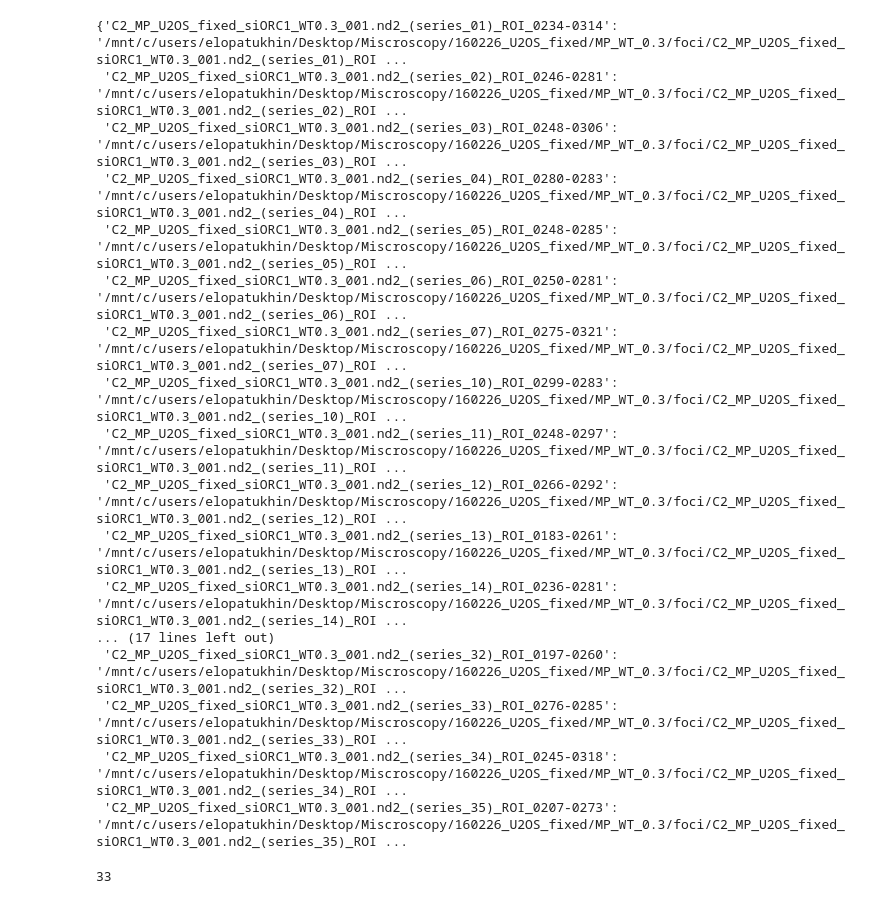
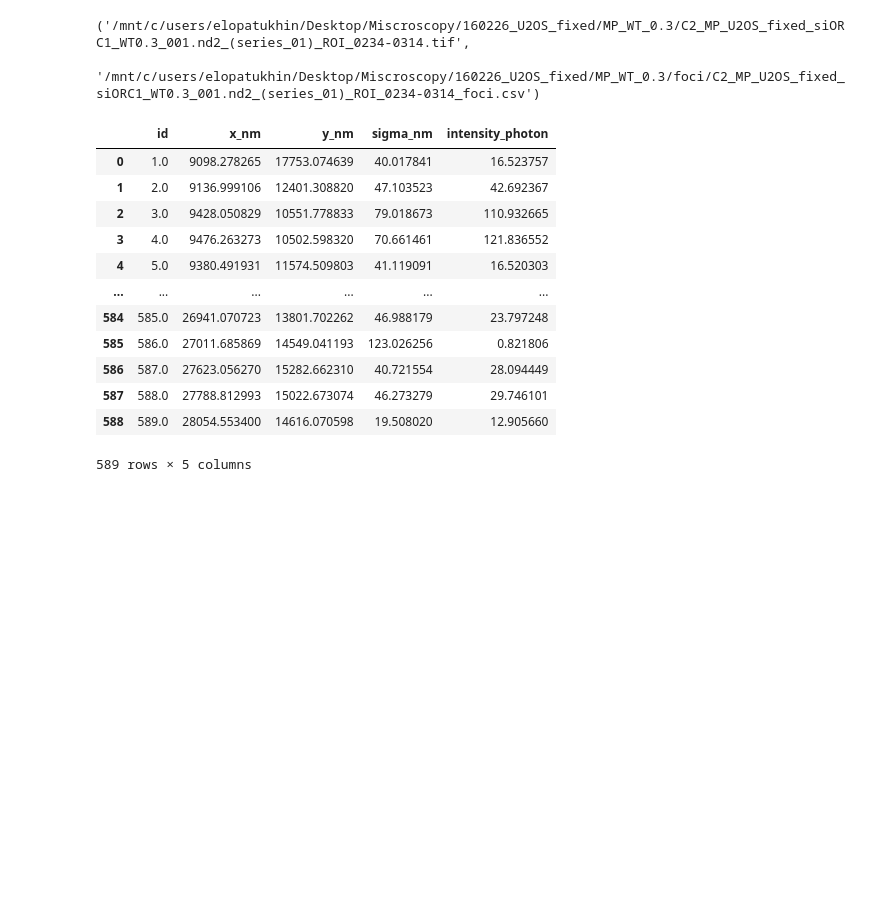
Before and after one commit to Lopatushka/LLPS, a Jupyter notebook: Foci/draft.ipynb, the cells around one changed output. Saved outputs shown, nothing was run; the diff lists cells and outputs as text; code cells hidden in the pictures; blank space fills up the shorter version.

```diff
--- a/Foci/draft.ipynb
+++ b/Foci/draft.ipynb
@@ -192,20 +184,0 @@ csv_by_key = {filename(csv_name)[:-5]: csv_name for csv_name in paths_foci_csv}
-# %%
-csv_by_key
-# %% [output]
-{'C2_MP_U2OS_fixed_siORC1_WT0.3_001.nd2_(series_01)_ROI_0234-0314': '/mnt/c/users/elopatukhin/Desktop/Miscroscopy/160226_U2OS_fixed/MP_WT_0.3/foci/C2_MP_U2OS_fixed_siORC1_WT0.3_001.nd2_(series_01)_ROI ...
- 'C2_MP_U2OS_fixed_siORC1_WT0.3_001.nd2_(series_02)_ROI_0246-0281': '/mnt/c/users/elopatukhin/Desktop/Miscroscopy/160226_U2OS_fixed/MP_WT_0.3/foci/C2_MP_U2OS_fixed_siORC1_WT0.3_001.nd2_(series_02)_ROI ...
- 'C2_MP_U2OS_fixed_siORC1_WT0.3_001.nd2_(series_03)_ROI_0248-0306': '/mnt/c/users/elopatukhin/Desktop/Miscroscopy/160226_U2OS_fixed/MP_WT_0.3/foci/C2_MP_U2OS_fixed_siORC1_WT0.3_001.nd2_(series_03)_ROI ...
- 'C2_MP_U2OS_fixed_siORC1_WT0.3_001.nd2_(series_04)_ROI_0280-0283': '/mnt/c/users/elopatukhin/Desktop/Miscroscopy/160226_U2OS_fixed/MP_WT_0.3/foci/C2_MP_U2OS_fixed_siORC1_WT0.3_001.nd2_(series_04)_ROI ...
- 'C2_MP_U2OS_fixed_siORC1_WT0.3_001.nd2_(series_05)_ROI_0248-0285': '/mnt/c/users/elopatukhin/Desktop/Miscroscopy/160226_U2OS_fixed/MP_WT_0.3/foci/C2_MP_U2OS_fixed_siORC1_WT0.3_001.nd2_(series_05)_ROI ...
- 'C2_MP_U2OS_fixed_siORC1_WT0.3_001.nd2_(series_06)_ROI_0250-0281': '/mnt/c/users/elopatukhin/Desktop/Miscroscopy/160226_U2OS_fixed/MP_WT_0.3/foci/C2_MP_U2OS_fixed_siORC1_WT0.3_001.nd2_(series_06)_ROI ...
- 'C2_MP_U2OS_fixed_siORC1_WT0.3_001.nd2_(series_07)_ROI_0275-0321': '/mnt/c/users/elopatukhin/Desktop/Miscroscopy/160226_U2OS_fixed/MP_WT_0.3/foci/C2_MP_U2OS_fixed_siORC1_WT0.3_001.nd2_(series_07)_ROI ...
- 'C2_MP_U2OS_fixed_siORC1_WT0.3_001.nd2_(series_10)_ROI_0299-0283': '/mnt/c/users/elopatukhin/Desktop/Miscroscopy/160226_U2OS_fixed/MP_WT_0.3/foci/C2_MP_U2OS_fixed_siORC1_WT0.3_001.nd2_(series_10)_ROI ...
- 'C2_MP_U2OS_fixed_siORC1_WT0.3_001.nd2_(series_11)_ROI_0248-0297': '/mnt/c/users/elopatukhin/Desktop/Miscroscopy/160226_U2OS_fixed/MP_WT_0.3/foci/C2_MP_U2OS_fixed_siORC1_WT0.3_001.nd2_(series_11)_ROI ...
- 'C2_MP_U2OS_fixed_siORC1_WT0.3_001.nd2_(series_12)_ROI_0266-0292': '/mnt/c/users/elopatukhin/Desktop/Miscroscopy/160226_U2OS_fixed/MP_WT_0.3/foci/C2_MP_U2OS_fixed_siORC1_WT0.3_001.nd2_(series_12)_ROI ...
- 'C2_MP_U2OS_fixed_siORC1_WT0.3_001.nd2_(series_13)_ROI_0183-0261': '/mnt/c/users/elopatukhin/Desktop/Miscroscopy/160226_U2OS_fixed/MP_WT_0.3/foci/C2_MP_U2OS_fixed_siORC1_WT0.3_001.nd2_(series_13)_ROI ...
- 'C2_MP_U2OS_fixed_siORC1_WT0.3_001.nd2_(series_14)_ROI_0236-0281': '/mnt/c/users/elopatukhin/Desktop/Miscroscopy/160226_U2OS_fixed/MP_WT_0.3/foci/C2_MP_U2OS_fixed_siORC1_WT0.3_001.nd2_(series_14)_ROI ...
-... (17 lines left out)
- 'C2_MP_U2OS_fixed_siORC1_WT0.3_001.nd2_(series_32)_ROI_0197-0260': '/mnt/c/users/elopatukhin/Desktop/Miscroscopy/160226_U2OS_fixed/MP_WT_0.3/foci/C2_MP_U2OS_fixed_siORC1_WT0.3_001.nd2_(series_32)_ROI ...
- 'C2_MP_U2OS_fixed_siORC1_WT0.3_001.nd2_(series_33)_ROI_0276-0285': '/mnt/c/users/elopatukhin/Desktop/Miscroscopy/160226_U2OS_fixed/MP_WT_0.3/foci/C2_MP_U2OS_fixed_siORC1_WT0.3_001.nd2_(series_33)_ROI ...
- 'C2_MP_U2OS_fixed_siORC1_WT0.3_001.nd2_(series_34)_ROI_0245-0318': '/mnt/c/users/elopatukhin/Desktop/Miscroscopy/160226_U2OS_fixed/MP_WT_0.3/foci/C2_MP_U2OS_fixed_siORC1_WT0.3_001.nd2_(series_34)_ROI ...
- 'C2_MP_U2OS_fixed_siORC1_WT0.3_001.nd2_(series_35)_ROI_0207-0273': '/mnt/c/users/elopatukhin/Desktop/Miscroscopy/160226_U2OS_fixed/MP_WT_0.3/foci/C2_MP_U2OS_fixed_siORC1_WT0.3_001.nd2_(series_35)_ROI ...
@@ -215,3 +185,38 @@ n_images = len(combined)
 # %%
+# Create list of dataframes
+dfs = []
+
+# Variables
+px = 58.739
+savepath = "/mnt/c/users/elopatukhin/Desktop/Miscroscopy/160226_U2OS_fixed/MP_WT_0.3/test"
+
+# Iteration through all the files in the folder
+for name, (img_path, csv_path) in combined.items():
+    df = pd.read_csv(csv_path)
+    df.columns = df.columns.str.strip()  # remove hidden spaces in headers
+    df = df.rename(columns={"x [nm]": "x_nm", "y [nm]": "y_nm", "sigma [nm]": "sigma_nm", "intensity [photon]": "intensity_photon"}) # Rename columns
+    dfs.append(df) # add df to the list of dataframes
+
+    #draw_foci_with_radius(image_path = img_path, df = df, px_size_nm = px, output_path = savepath)
+    #foci_one_image(image_path, df, px_size_um, output_path, plot = True)
-# %% [output]
-33
+# %%
+combined['C2_MP_U2OS_fixed_siORC1_WT0.3_001.nd2_(series_01)_ROI_0234-0314']
+# %% [output]
+('/mnt/c/users/elopatukhin/Desktop/Miscroscopy/160226_U2OS_fixed/MP_WT_0.3/C2_MP_U2OS_fixed_siORC1_WT0.3_001.nd2_(series_01)_ROI_0234-0314.tif',
+ '/mnt/c/users/elopatukhin/Desktop/Miscroscopy/160226_U2OS_fixed/MP_WT_0.3/foci/C2_MP_U2OS_fixed_siORC1_WT0.3_001.nd2_(series_01)_ROI_0234-0314_foci.csv')
+# %%
+dfs[0]
+# %% [output]
+|  | id | x_nm | y_nm | sigma_nm | intensity_photon |
+| 0 | 1.0 | 9098.278265 | 17753.074639 | 40.017841 | 16.523757 |
+| 1 | 2.0 | 9136.999106 | 12401.308820 | 47.103523 | 42.692367 |
+| 2 | 3.0 | 9428.050829 | 10551.778833 | 79.018673 | 110.932665 |
+| 3 | 4.0 | 9476.263273 | 10502.598320 | 70.661461 | 121.836552 |
+| 4 | 5.0 | 9380.491931 | 11574.509803 | 41.119091 | 16.520303 |
+| ... | ... | ... | ... | ... | ... |
+| 584 | 585.0 | 26941.070723 | 13801.702262 | 46.988179 | 23.797248 |
+| 585 | 586.0 | 27011.685869 | 14549.041193 | 123.026256 | 0.821806 |
+| 586 | 587.0 | 27623.056270 | 15282.662310 | 40.721554 | 28.094449 |
+| 587 | 588.0 | 27788.812993 | 15022.673074 | 46.273279 | 29.746101 |
+| 588 | 589.0 | 28054.553400 | 14616.070598 | 19.508020 | 12.905660 |
+589 rows × 5 columns
```
Also changed, not shown: parts of 9 cells of this notebook.
